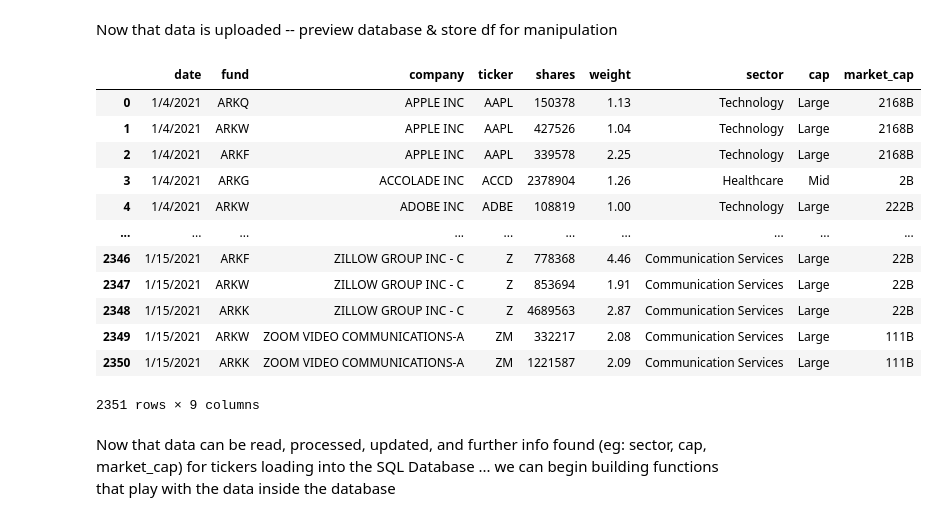
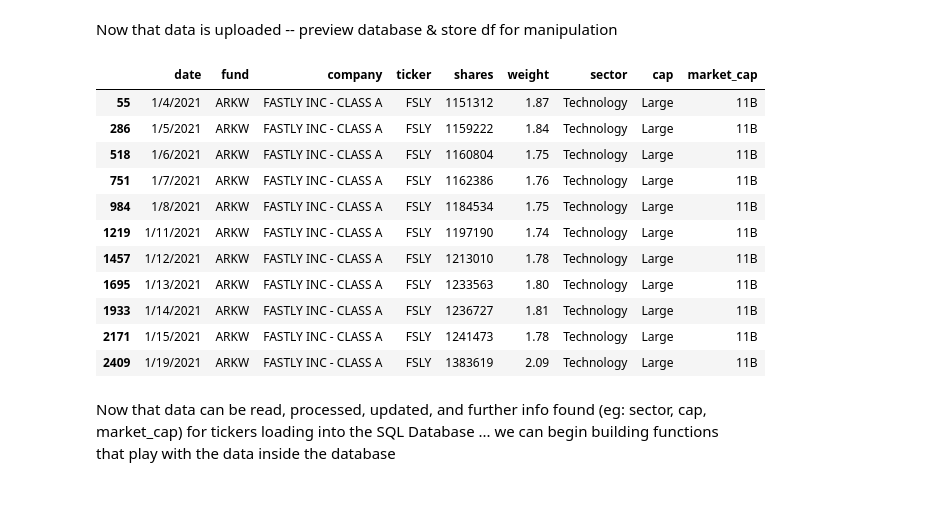
Before and after one commit to ShyuShiro/ARKFund_App, a Jupyter notebook: ARK Visualizations.ipynb, the cells around one changed output. Cells and saved outputs as stored; diff of their text form; code cells hidden in the pictures.

```diff
--- a/ARK Visualizations.ipynb
+++ b/ARK Visualizations.ipynb
@@ -555,21 +1041,20 @@ Wall time: 4.66 s
 Now that data is uploaded -- preview database & store df for manipulation
 # %%
 df = see_data(0)
-display(df)
+display(df[df['ticker']=='FSLY'])
 # %% [output]
 |  | date | fund | company | ticker | shares | weight | sector | cap | market_cap |
-| 0 | 1/4/2021 | ARKQ | APPLE INC | AAPL | 150378 | 1.13 | Technology | Large | 2168B |
-| 1 | 1/4/2021 | ARKW | APPLE INC | AAPL | 427526 | 1.04 | Technology | Large | 2168B |
-| 2 | 1/4/2021 | ARKF | APPLE INC | AAPL | 339578 | 2.25 | Technology | Large | 2168B |
-| 3 | 1/4/2021 | ARKG | ACCOLADE INC | ACCD | 2378904 | 1.26 | Healthcare | Mid | 2B |
-| 4 | 1/4/2021 | ARKW | ADOBE INC | ADBE | 108819 | 1.00 | Technology | Large | 222B |
-| ... | ... | ... | ... | ... | ... | ... | ... | ... | ... |
-| 2346 | 1/15/2021 | ARKF | ZILLOW GROUP INC - C | Z | 778368 | 4.46 | Communication Services | Large | 22B |
-| 2347 | 1/15/2021 | ARKW | ZILLOW GROUP INC - C | Z | 853694 | 1.91 | Communication Services | Large | 22B |
-| 2348 | 1/15/2021 | ARKK | ZILLOW GROUP INC - C | Z | 4689563 | 2.87 | Communication Services | Large | 22B |
-| 2349 | 1/15/2021 | ARKW | ZOOM VIDEO COMMUNICATIONS-A | ZM | 332217 | 2.08 | Communication Services | Large | 111B |
-| 2350 | 1/15/2021 | ARKK | ZOOM VIDEO COMMUNICATIONS-A | ZM | 1221587 | 2.09 | Communication Services | Large | 111B |
+| 55 | 1/4/2021 | ARKW | FASTLY INC - CLASS A | FSLY | 1151312 | 1.87 | Technology | Large | 11B |
+| 286 | 1/5/2021 | ARKW | FASTLY INC - CLASS A | FSLY | 1159222 | 1.84 | Technology | Large | 11B |
+| 518 | 1/6/2021 | ARKW | FASTLY INC - CLASS A | FSLY | 1160804 | 1.75 | Technology | Large | 11B |
+| 751 | 1/7/2021 | ARKW | FASTLY INC - CLASS A | FSLY | 1162386 | 1.76 | Technology | Large | 11B |
+| 984 | 1/8/2021 | ARKW | FASTLY INC - CLASS A | FSLY | 1184534 | 1.75 | Technology | Large | 11B |
+| 1219 | 1/11/2021 | ARKW | FASTLY INC - CLASS A | FSLY | 1197190 | 1.74 | Technology | Large | 11B |
+| 1457 | 1/12/2021 | ARKW | FASTLY INC - CLASS A | FSLY | 1213010 | 1.78 | Technology | Large | 11B |
+| 1695 | 1/13/2021 | ARKW | FASTLY INC - CLASS A | FSLY | 1233563 | 1.80 | Technology | Large | 11B |
+| 1933 | 1/14/2021 | ARKW | FASTLY INC - CLASS A | FSLY | 1236727 | 1.81 | Technology | Large | 11B |
+| 2171 | 1/15/2021 | ARKW | FASTLY INC - CLASS A | FSLY | 1241473 | 1.78 | Technology | Large | 11B |
+| 2409 | 1/19/2021 | ARKW | FASTLY INC - CLASS A | FSLY | 1383619 | 2.09 | Technology | Large | 11B |
-2351 rows × 9 columns
 # %% [markdown]
 Now that data can be read, processed, updated, and further info found (eg: sector, cap, market_cap) for tickers loading into the SQL Database ... we can begin building functions that play with the data inside the database
 # %% [markdown]
```
Also changed, not shown: parts of 12 cells of this notebook, 2 other files.
